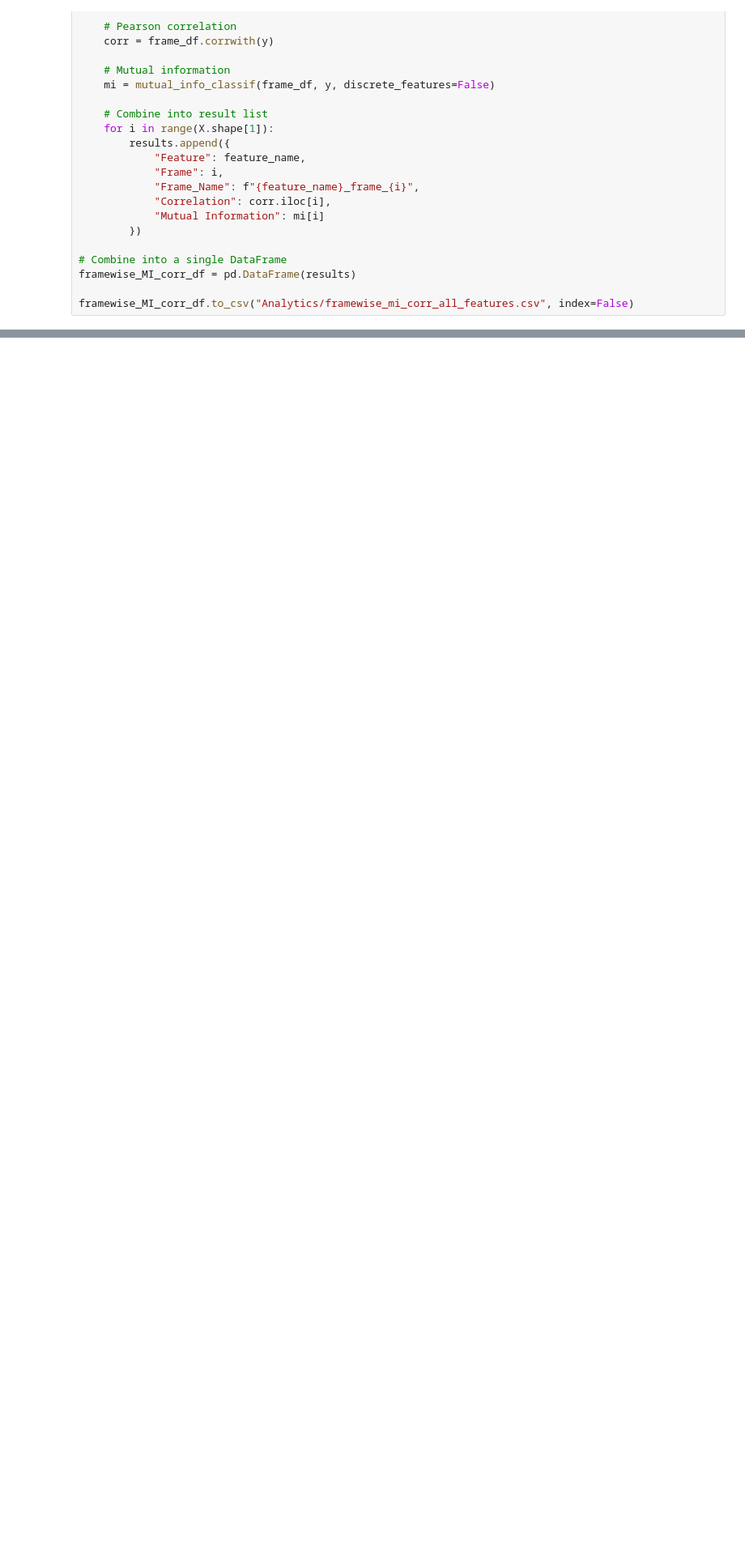
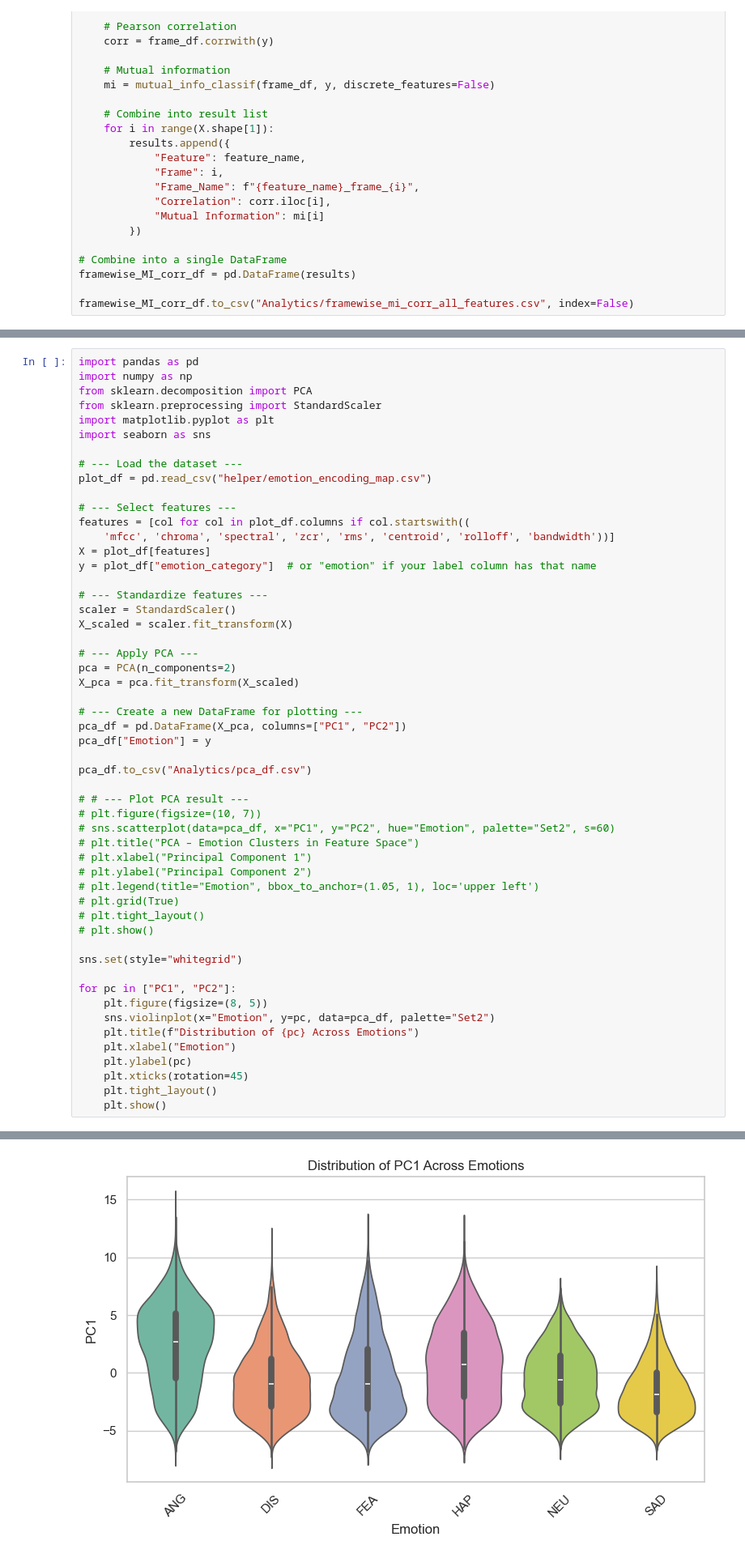
Before and after one commit to MahdyMokh7/MahdyMokh7-Speech-Emotion-Recognition-en-, a Jupyter notebook: Feature Extraction ML.ipynb, the cells around one changed output, grey strips where cells are left out. Shown at 81% size. Saved outputs shown, nothing was run; the diff lists cells and outputs as text; blank space fills up the shorter version.

```diff
--- a/Feature Extraction ML.ipynb
+++ b/Feature Extraction ML.ipynb
@@ -705,0 +1179,54 @@ Final features saved
+# %%
+import pandas as pd
+import numpy as np
+from sklearn.decomposition import PCA
+from sklearn.preprocessing import StandardScaler
+import matplotlib.pyplot as plt
+import seaborn as sns
+
+# --- Load the dataset ---
+plot_df = pd.read_csv("helper/emotion_encoding_map.csv")
+
+# --- Select features ---
+features = [col for col in plot_df.columns if col.startswith((
+    'mfcc', 'chroma', 'spectral', 'zcr', 'rms', 'centroid', 'rolloff', 'bandwidth'))]
+X = plot_df[features]
+y = plot_df["emotion_category"]  # or "emotion" if your label column has that name
+
+# --- Standardize features ---
+scaler = StandardScaler()
+X_scaled = scaler.fit_transform(X)
+
+# --- Apply PCA ---
+pca = PCA(n_components=2)
+X_pca = pca.fit_transform(X_scaled)
+
+# --- Create a new DataFrame for plotting ---
+pca_df = pd.DataFrame(X_pca, columns=["PC1", "PC2"])
+pca_df["Emotion"] = y
+
+pca_df.to_csv("Analytics/pca_df.csv")
+
+# # --- Plot PCA result ---
+# plt.figure(figsize=(10, 7))
+# sns.scatterplot(data=pca_df, x="PC1", y="PC2", hue="Emotion", palette="Set2", s=60)
+# plt.title("PCA – Emotion Clusters in Feature Space")
+# plt.xlabel("Principal Component 1")
+# plt.ylabel("Principal Component 2")
+# plt.legend(title="Emotion", bbox_to_anchor=(1.05, 1), loc='upper left')
+# plt.grid(True)
+# plt.tight_layout()
+# plt.show()
+
+sns.set(style="whitegrid")
+
+for pc in ["PC1", "PC2"]:
+    plt.figure(figsize=(8, 5))
+    sns.violinplot(x="Emotion", y=pc, data=pca_df, palette="Set2")
+    plt.title(f"Distribution of {pc} Across Emotions")
+    plt.xlabel("Emotion")
+    plt.ylabel(pc)
+    plt.xticks(rotation=45)
+    plt.tight_layout()
+    plt.show()
+# %% [output]
@@ -705,0 +1236 @@ Final features saved
+[figure, added]
```
Also changed, not shown: parts of 34 cells of this notebook, 44 other files.
